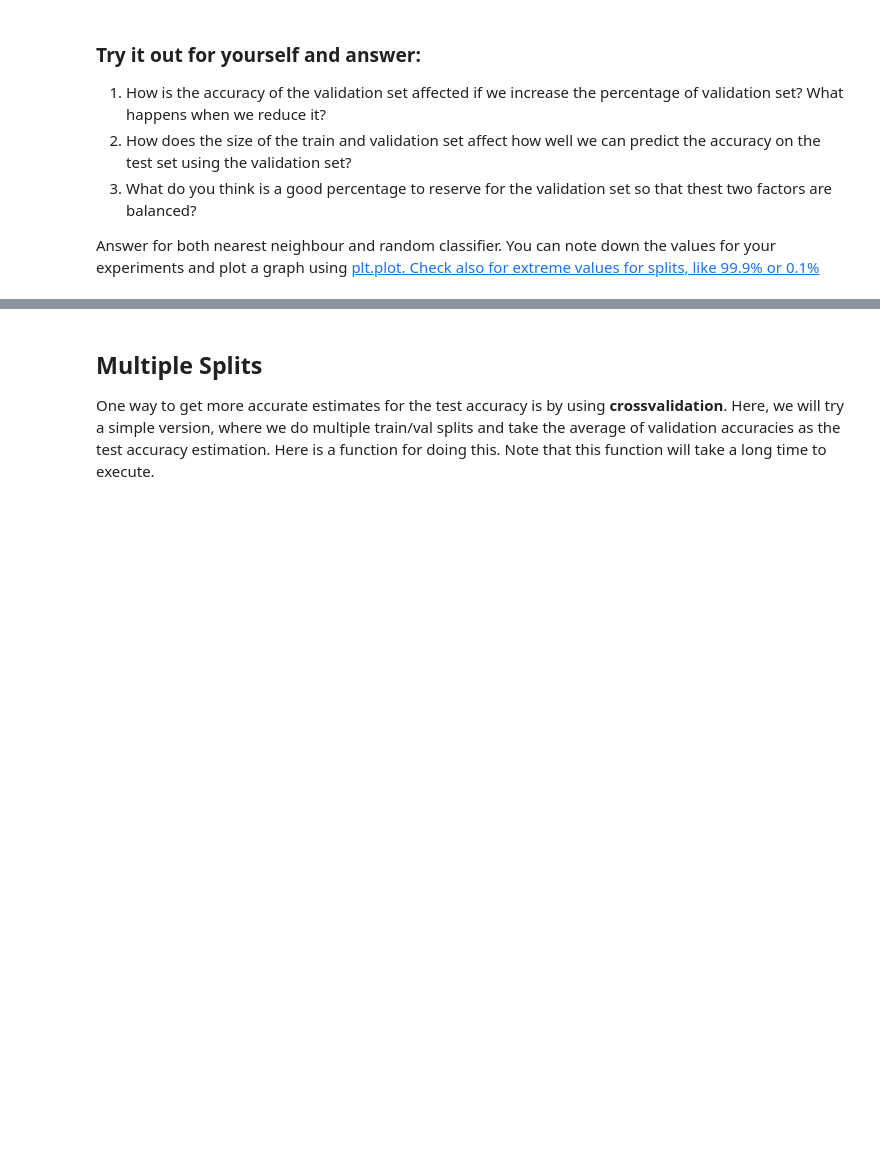
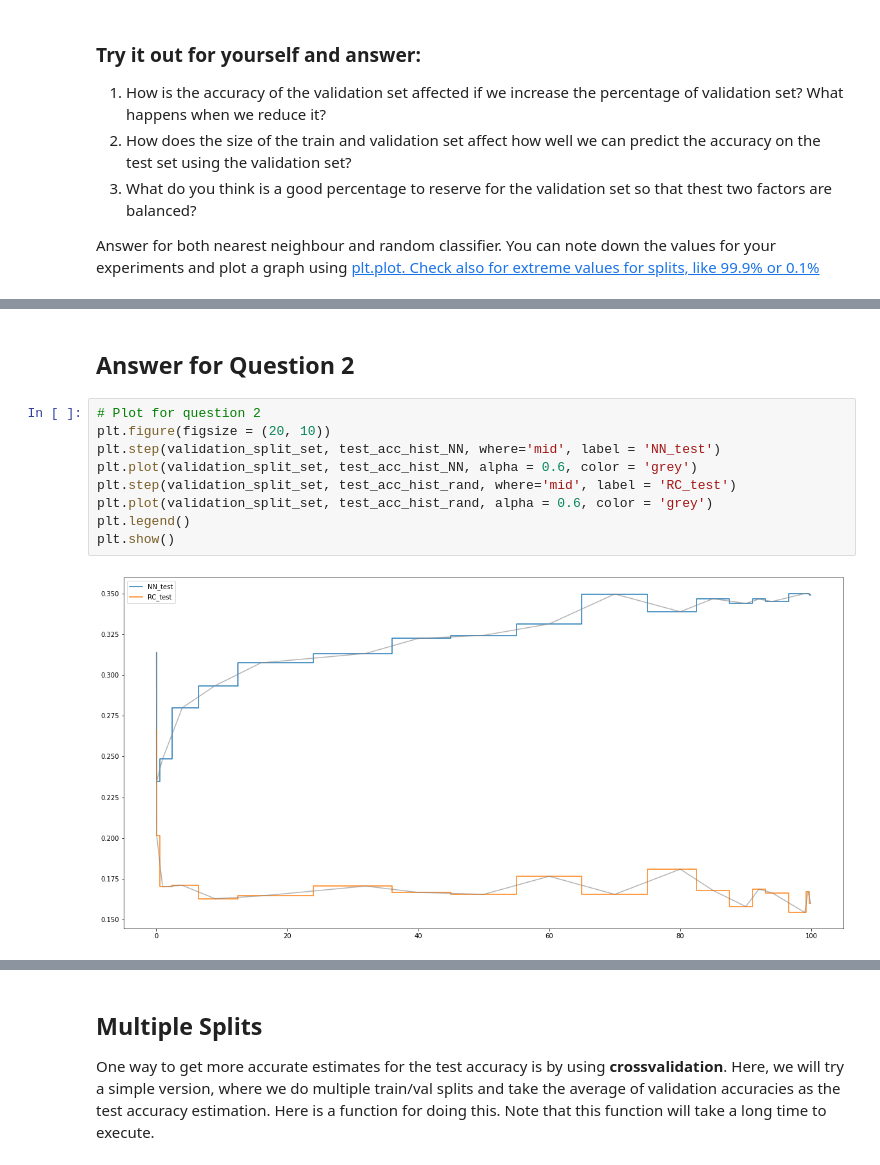
Before and after one commit to 5ury4pr454th/fmml-labs, a Jupyter notebook: Lab2_MLPractice.ipynb, the cells around one changed output, grey strips where cells are left out. Drawn from its saved outputs; the diff is of its cells as text; blank space fills up the shorter version.

```diff
--- a/Lab2_MLPractice.ipynb
+++ b/Lab2_MLPractice.ipynb
@@ -203 +227,14 @@ Process completed for val_split =  99.99
+# %% [markdown]
+## Answer for Question 2
+# %%
+# Plot for question 2
+plt.figure(figsize = (20, 10))
+plt.step(validation_split_set, test_acc_hist_NN, where='mid', label = 'NN_test')
+plt.plot(validation_split_set, test_acc_hist_NN, alpha = 0.6, color = 'grey')
+plt.step(validation_split_set, test_acc_hist_rand, where='mid', label = 'RC_test')
+plt.plot(validation_split_set, test_acc_hist_rand, alpha = 0.6, color = 'grey')
+plt.legend()
+plt.show()
+# %% [output]
+[figure, added]
 # %%
```
Also changed, not shown: parts of 15 cells of this notebook.
